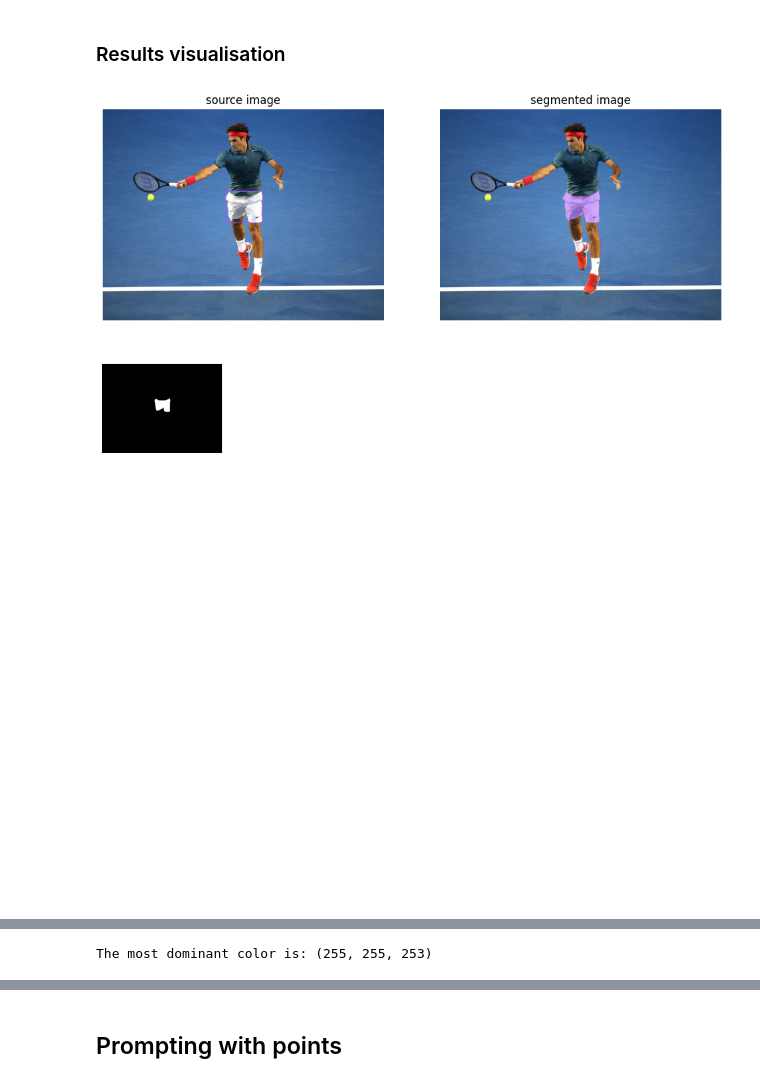
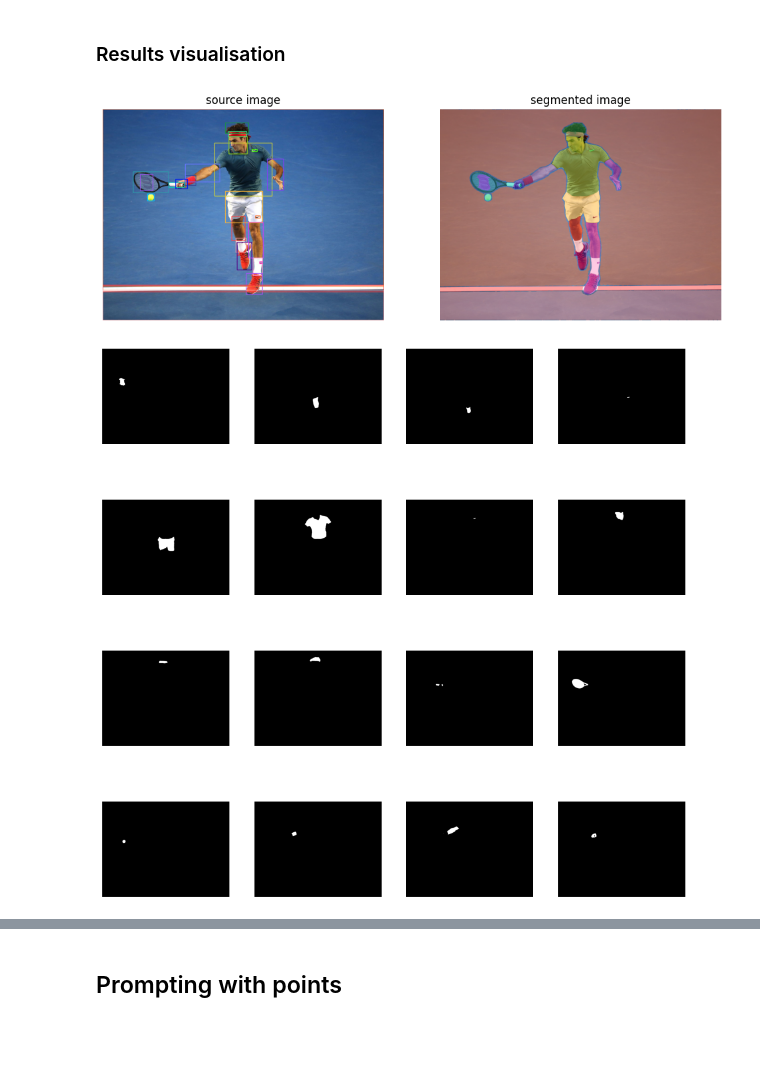
Before and after one commit to thvls/img-segment, a Jupyter notebook: how_to_segment_images_with_sam_2_mod.ipynb, the cells around one changed output, grey strips where cells are left out. Saved outputs shown, nothing was run; the diff lists cells and outputs as text; code cells hidden in the pictures; blank space fills up the shorter version.

```diff
--- a/how_to_segment_images_with_sam_2_mod.ipynb
+++ b/how_to_segment_images_with_sam_2_mod.ipynb
@@ -62,0 +40,7 @@ HOME: /content
+# %%
+import os
+# Get directory where current notebook is located
+curdir = os.getcwd()
+# Home is one level up
+HOME = os.path.abspath(os.path.join(curdir, os.pardir))
+print("HOME:", HOME)
@@ -149,8 +183,9 @@ if torch.cuda.get_device_properties(0).major >= 8:
 ## Load model
 # %%
 DEVICE = torch.device('cuda' if torch.cuda.is_available() else 'cpu')
-CHECKPOINT = f"{HOME}/checkpoints/sam2_hiera_large.pt"
-CONFIG = "sam2_hiera_l.yaml"
+
+CHECKPOINT = "../checkpoints/sam2.1_hiera_large.pt"
+CONFIG = "configs/sam2.1/sam2.1_hiera_l.yaml"
 
 sam2_model = build_sam2(CONFIG, CHECKPOINT, device=DEVICE, apply_postprocessing=False)
 # %% [markdown]
@@ -545,49 +1100,29 @@ if boxes.shape[0] != 1:
 # %%
 box_annotator = sv.BoxAnnotator(color_lookup=sv.ColorLookup.INDEX)
 mask_annotator = sv.MaskAnnotator(color_lookup=sv.ColorLookup.INDEX)
 
 detections = sv.Detections(
     xyxy=sv.mask_to_xyxy(masks=masks),
     mask=masks.astype(bool)
 )
 
 source_image = box_annotator.annotate(scene=image_bgr.copy(), detections=detections)
 segmented_image = mask_annotator.annotate(scene=image_bgr.copy(), detections=detections)
 
 sv.plot_images_grid(
     images=[source_image, segmented_image],
     grid_size=(1, 2),
     titles=['source image', 'segmented image']
 )
 
 # Plot each mask in white on black background
 sv.plot_images_grid(
     images=masks[:16],
     grid_size=(4, 4),
     size=(12, 12)
 )
 
-np.histogram(masks[0], bins=32, range=(0, 1))
-
-import matplotlib.pyplot as plt
-
-# Extract mask portion from original image
-image_mask = image_rgb.copy()
-image_mask[masks[0] == 0] = 0
-
-sv.plot_image(image_mask)
-
-plt.hist(image_mask.flatten(), range=(1,255), bins=255) # This must be split per color channel
-plt.show()
-
-# Example usage
-image_path = IMAGE_PATH
-dominant_color = get_dominant_color(image_path)
-
-if dominant_color:
-    print(f"The most dominant color is: {dominant_color}")
-else:
-    print("No dominant color found, or only black and white colors are present.")
+result_image_manual = get_masks_and_fill(image, masks=masks)
 # %% [output]
-[figure, old version]
+[figure, new version]
-[figure, old version]
+[figure, new version]
@@ -596 +1128,0 @@ else:
-The most dominant color is: (255, 255, 253)
```
Also changed, not shown: parts of 35 cells of this notebook.
